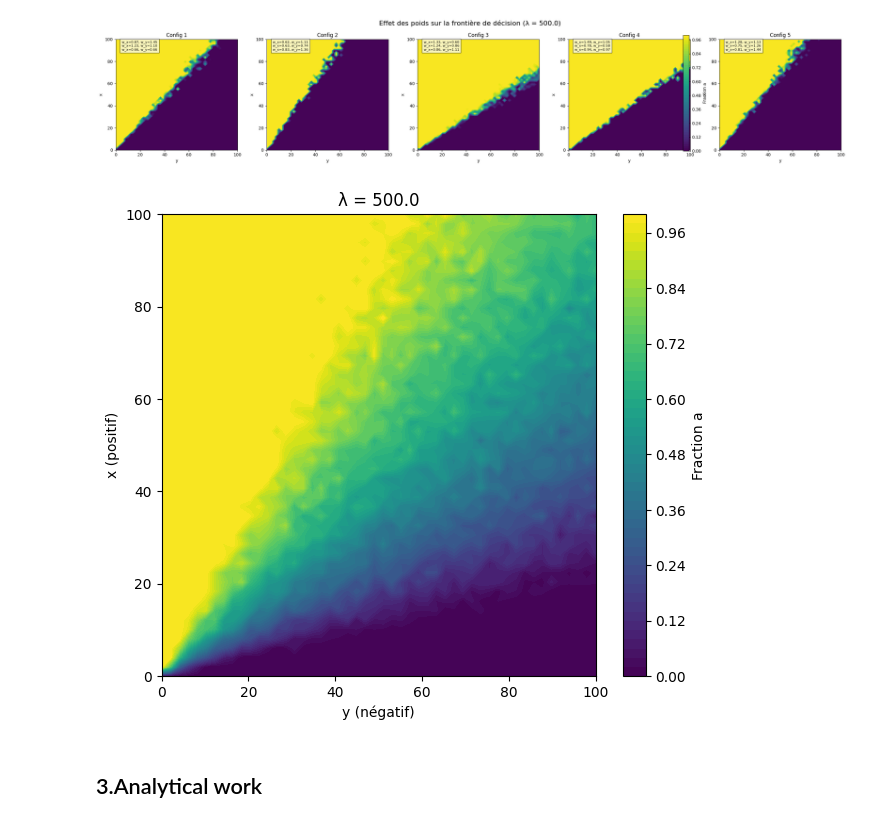
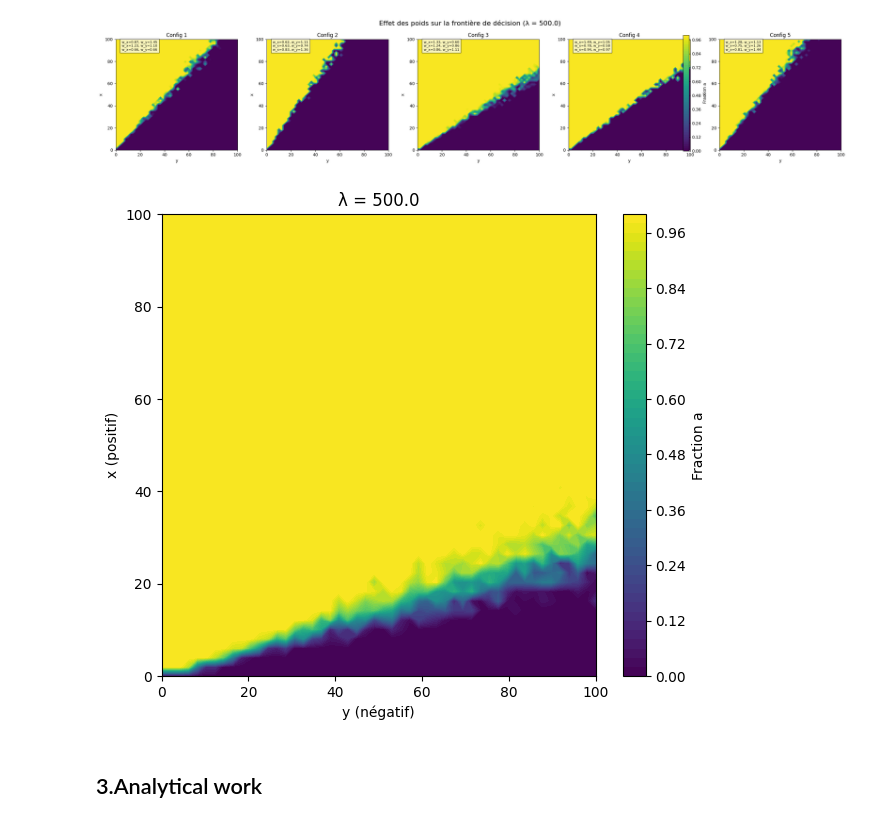
Before and after one commit to Aeronobase/Code-neural-network-with-CRNs, a Jupyter notebook: Notebook/Sym Neuron-3.Chemical neural network.ipynb, the cells around one changed output. Drawn from its saved outputs; the diff is of its cells as text; code cells hidden in the pictures.

```diff
--- a/Notebook/Sym Neuron-3.Chemical neural network.ipynb
+++ b/Notebook/Sym Neuron-3.Chemical neural network.ipynb
@@ -154,14 +163,14 @@ if __name__ == "__main__":
     neuron_weights = [(np.random.uniform(0.5, 1.5), np.random.uniform(0.5, 1.5))for _ in range(n_neurons)]
 
     # Choix de l'approche: 1 = somme (approche 1), 2 = vectorielle (approche 2)
-    approach = 1  # Changez ici pour switcher entre 1 ou 2
+    approach = 2  # Changez ici pour switcher entre 1 ou 2
     # === SIMULATION PARAMETERS ===
-    n_layers = 1           # Number of layers in the network
-    n_neurons = 3          # Number of neurons per layer
-    n_points = 50          # Number of points for x and y grids (50x50 = 2500 points)
+    n_layers = 2          # Number of layers in the network
+    n_neurons = 2          # Number of neurons per layer
+    n_points = 80       # Number of points for x and y grids (50x50 = 2500 points)
 
     # Test different lambda values
-    lambda_values = [None, 1.0, 10.0, 60.0,1000.0]
+    lambda_values = [None, 1.0, 10.0, 60.0,150.0]
 
     print(f"Testing λ values with approach {approach}")
     print(f"Network: {n_layers} layers, {n_neurons} neurons per layer")
@@ -299,12 +298,12 @@ if __name__ == "__main__":
     import math  # à ajouter si pas déjà importé
 
     # Choix de l'approche: 1 = somme (approche 1), 2 = vectorielle (approche 2)
-    approach = 1  # Changez ici pour switcher entre 1 ou 2
+    approach = 2  # Changez ici pour switcher entre 1 ou 2
 
     # === SIMULATION PARAMETERS ===
     n_neurons = 3          # Nombre de neurones par couche
     n_points = 50          # Nombre de points pour x et y (50x50)
-    lambda_val = 500.0      # Fixe une seule valeur de lambda pour cette analyse
+    #lambda_val = None # Fixe une seule valeur de lambda pour cette analyse
 
     layer_values = [1, 2, 3, 5]  # Valeurs de n_layers à tester
 
@@ -625,7 +703,7 @@ if __name__ == "__main__":
       # Paramètres globaux
     lambda_a = 1.0
     lambda_b = 1.0
-    ka = 0.3
+    ka = 0.8
     kb = 0.8
     eta_a = 0.1
     eta_b = 0.1
@@ -641,35 +719,35 @@ if __name__ == "__main__":
     # Poids initiaux
     initial_weights = [
         [1.0, 0.2],
         [0.8,0.2],
-        [0.8, 1.5],
+        [0.8, 0.3],
     ]
     assert len(initial_weights) == n_neurons
 
     # Grille fixe pour affichage
     x_vals = np.linspace(0, 100, n_points)
     y_vals = np.linspace(0, 100, n_points)
     Y_grid, X_grid = np.meshgrid(y_vals, x_vals)
 
     # Calcul de la simulation avec la barre de progression tqdm
     weights = [(w[0], w[1]) for w in initial_weights]
     X_grid, Y_grid, Z_grid = run_simulation(
         n_layers, n_neurons, n_points,
         lambda_override=lambda_val,
         neuron_weights=weights
     )
 
     # Affichage statique
     fig, ax = plt.subplots(figsize=(7, 6))
     im = ax.contourf(Y_grid, X_grid, Z_grid, levels=50, cmap='viridis', vmin=0, vmax=1)
     cbar = fig.colorbar(im, ax=ax, label="Fraction a")
     ax.set_xlabel("y (négatif)")
     ax.set_ylabel("x (positif)")
     ax.set_title(f"λ = {lambda_val}")
 
     plt.show()
 # %% [output]
-[figure, old version]
+[figure, new version]
 # %%
 def neuron_dynamics(t, y, x_vec, y_vec, w_p_x_vec, w_p_y_vec): #prend en input les vecteurs d'inputs et vecteurs de poids
     a, b = y
```
Also changed, not shown: parts of 6 cells of this notebook, 3 other files.
